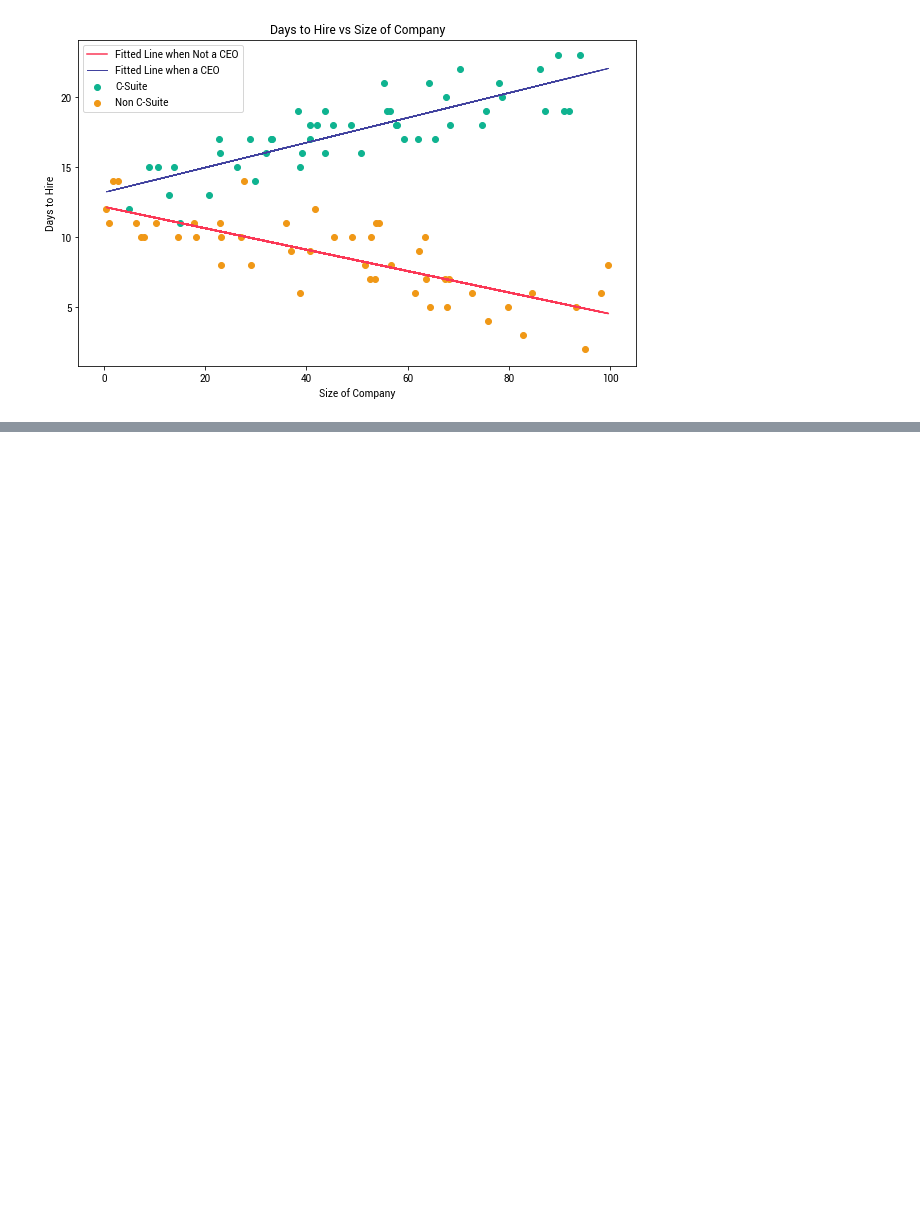
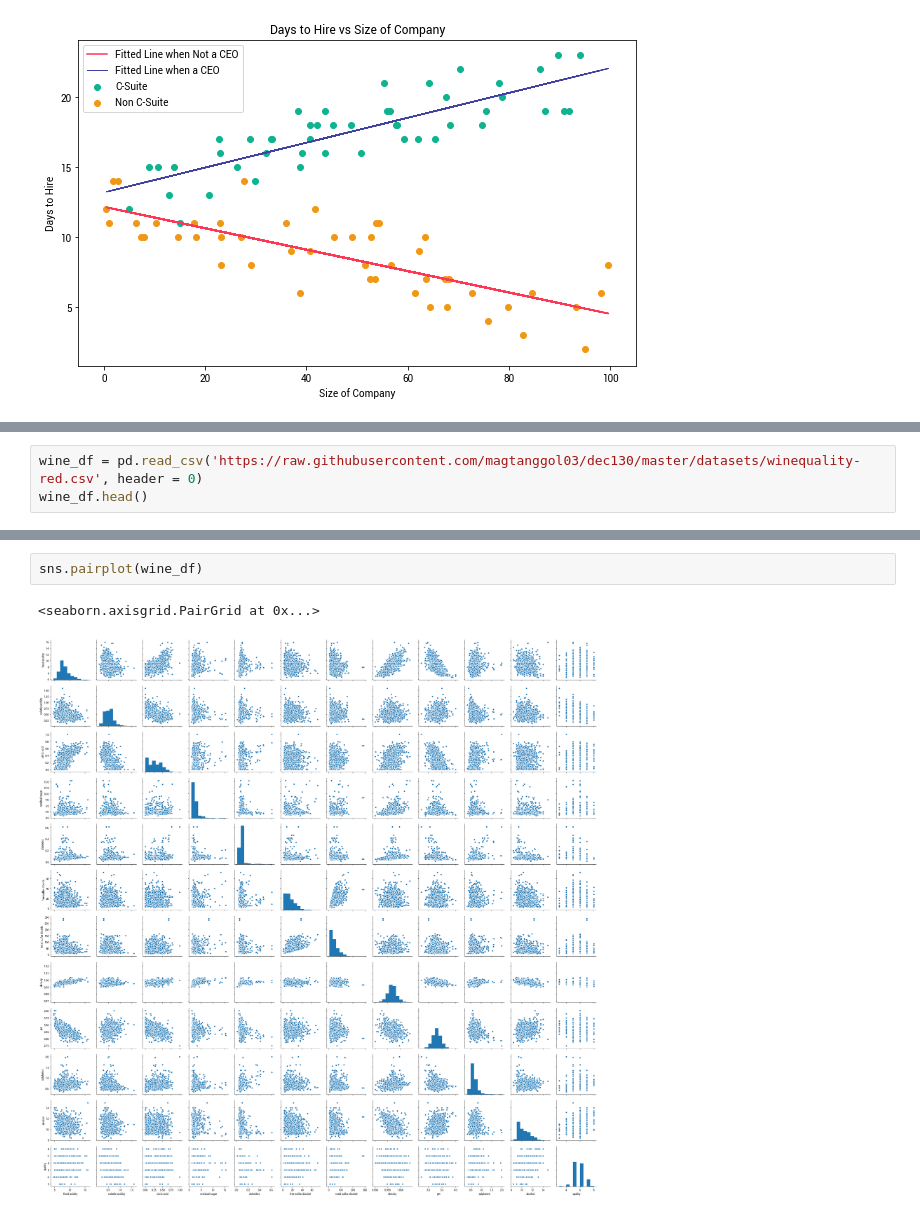
Before and after one commit to magtanggol03/dec130, a Jupyter notebook: notebooks/01 Regression Analysis.ipynb, the cells around one changed output, grey strips where cells are left out. Drawn from its saved outputs; the diff is of its cells as text; blank space fills up the shorter version.

```diff
--- a/notebooks/01 Regression Analysis.ipynb
+++ b/notebooks/01 Regression Analysis.ipynb
@@ -371,0 +370,3 @@ from statsmodels.sandbox.regression.predstd import wls_prediction_std
+# %%
+wine_df = pd.read_csv('https://raw.githubusercontent.com/magtanggol03/dec130/master/datasets/winequality-red.csv', header = 0)
+wine_df.head()
@@ -371,0 +380,5 @@ from statsmodels.sandbox.regression.predstd import wls_prediction_std
+# %%
+sns.pairplot(wine_df)
+# %% [output]
+<seaborn.axisgrid.PairGrid at 0x...>
+[figure, added]
```
Also changed, not shown: parts of 2 cells of this notebook, 2 other files.
